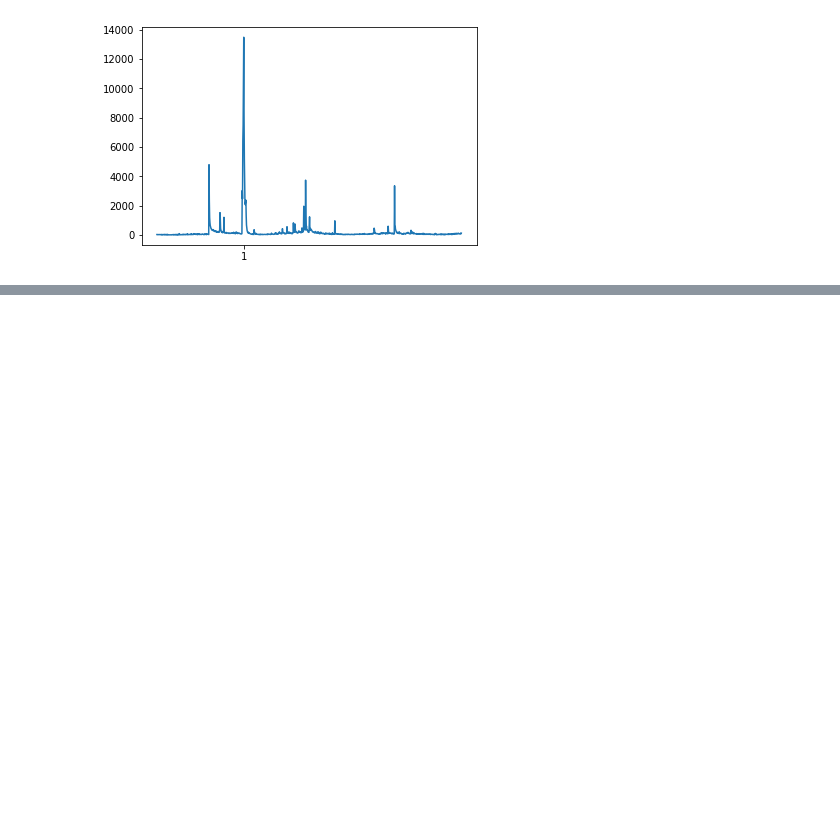
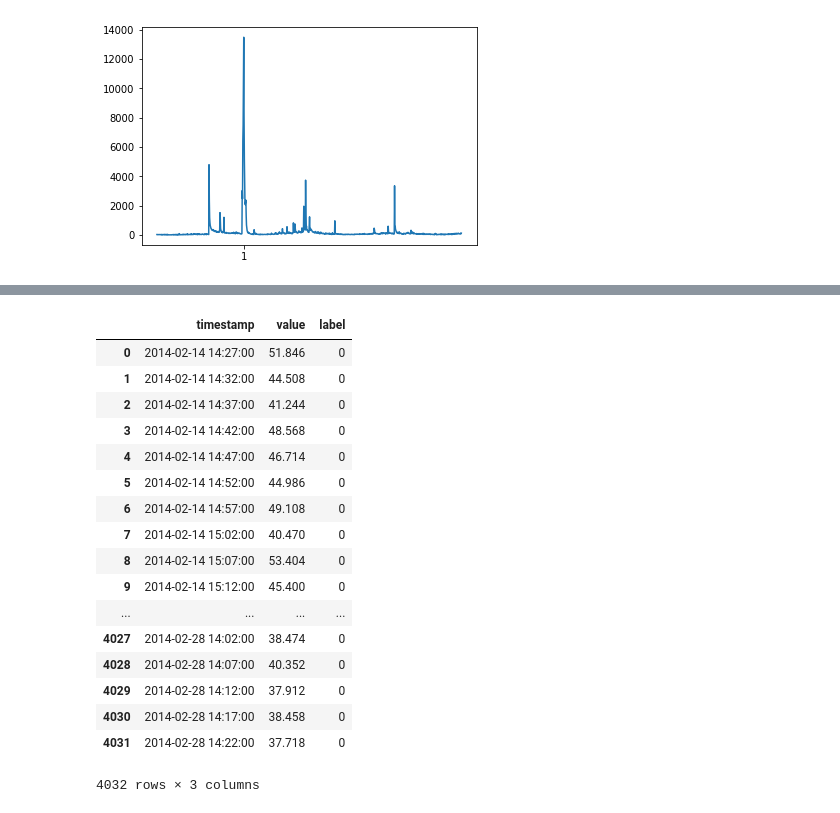
Before and after one commit to yjjuan/eSNN_cplusplus, a Jupyter notebook: 20200207_data_science.ipynb, the cells around one changed output, grey strips where cells are left out. Saved outputs shown, nothing was run; the diff lists cells and outputs as text; code cells hidden in the pictures; blank space fills up the shorter version.

```diff
--- a/20200207_data_science.ipynb
+++ b/20200207_data_science.ipynb
@@ -78,0 +80,21 @@ plt.plot(df_['value'].values[2500:3500])
+# %%
+df_
+# %% [output]
+|  | timestamp | value | label |
+| 0 | 2014-02-14 14:27:00 | 51.846 | 0 |
+| 1 | 2014-02-14 14:32:00 | 44.508 | 0 |
+| 2 | 2014-02-14 14:37:00 | 41.244 | 0 |
+| 3 | 2014-02-14 14:42:00 | 48.568 | 0 |
+| 4 | 2014-02-14 14:47:00 | 46.714 | 0 |
+| 5 | 2014-02-14 14:52:00 | 44.986 | 0 |
+| 6 | 2014-02-14 14:57:00 | 49.108 | 0 |
+| 7 | 2014-02-14 15:02:00 | 40.470 | 0 |
+| 8 | 2014-02-14 15:07:00 | 53.404 | 0 |
+| 9 | 2014-02-14 15:12:00 | 45.400 | 0 |
+| ... | ... | ... | ... |
+| 4027 | 2014-02-28 14:02:00 | 38.474 | 0 |
+| 4028 | 2014-02-28 14:07:00 | 40.352 | 0 |
+| 4029 | 2014-02-28 14:12:00 | 37.912 | 0 |
+| 4030 | 2014-02-28 14:17:00 | 38.458 | 0 |
+| 4031 | 2014-02-28 14:22:00 | 37.718 | 0 |
+4032 rows × 3 columns
```
Also changed, not shown: parts of 5 cells of this notebook.
